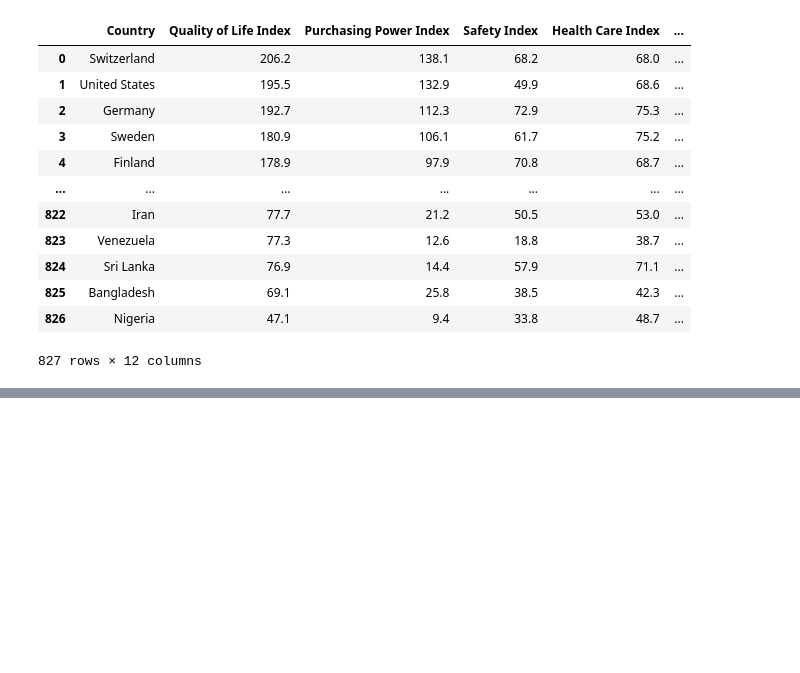
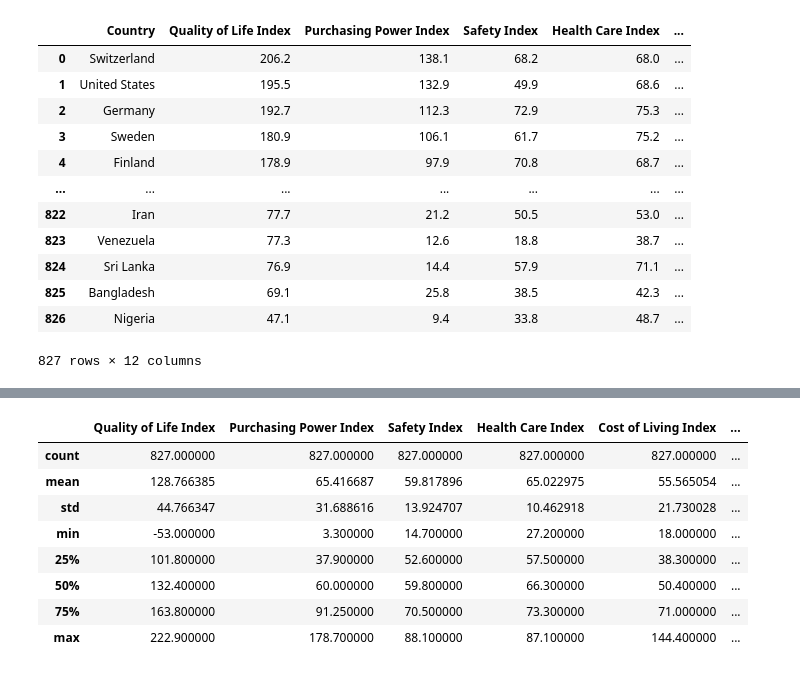
Before and after one commit to sim-cell/DALAS, a Jupyter notebook: analyse/annees_analyse.ipynb, the cells around one changed output, grey strips where cells are left out. Cells and saved outputs as stored; diff of their text form; code cells hidden in the pictures; blank space fills up the shorter version.

```diff
--- a/analyse/annees_analyse.ipynb
+++ b/analyse/annees_analyse.ipynb
@@ -34,3 +76,15 @@ array([2014, 2015, 2016, 2017, 2018, 2019, 2020, 2021, 2022, 2023, 2024],
+# %%
+df.describe()
+# %% [output]
+|  | Quality of Life Index | Purchasing Power Index | Safety Index | Health Care Index | Cost of Living Index | ... |
+| count | 827.000000 | 827.000000 | 827.000000 | 827.000000 | 827.000000 | ... |
+| mean | 128.766385 | 65.416687 | 59.817896 | 65.022975 | 55.565054 | ... |
+| std | 44.766347 | 31.688616 | 13.924707 | 10.462918 | 21.730028 | ... |
+| min | -53.000000 | 3.300000 | 14.700000 | 27.200000 | 18.000000 | ... |
+| 25% | 101.800000 | 37.900000 | 52.600000 | 57.500000 | 38.300000 | ... |
+| 50% | 132.400000 | 60.000000 | 59.800000 | 66.300000 | 50.400000 | ... |
+| 75% | 163.800000 | 91.250000 | 70.500000 | 73.300000 | 71.000000 | ... |
+| max | 222.900000 | 178.700000 | 88.100000 | 87.100000 | 144.400000 | ... |
 # %%
 mean_pollution_index = df.groupby('Year')['Pollution Index'].mean()
 plt.plot(mean_pollution_index)
```
Also changed, not shown: parts of 20 cells of this notebook.
